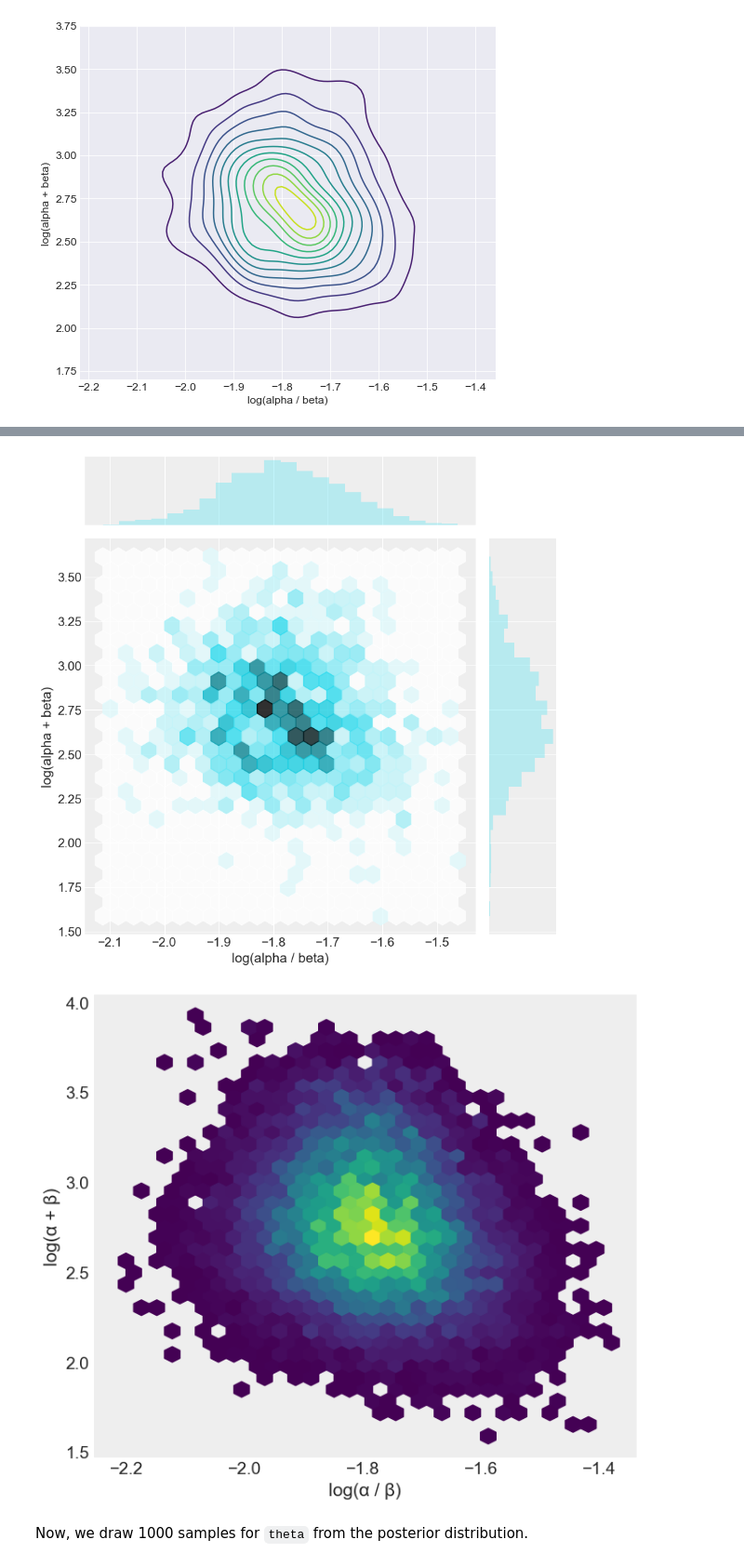
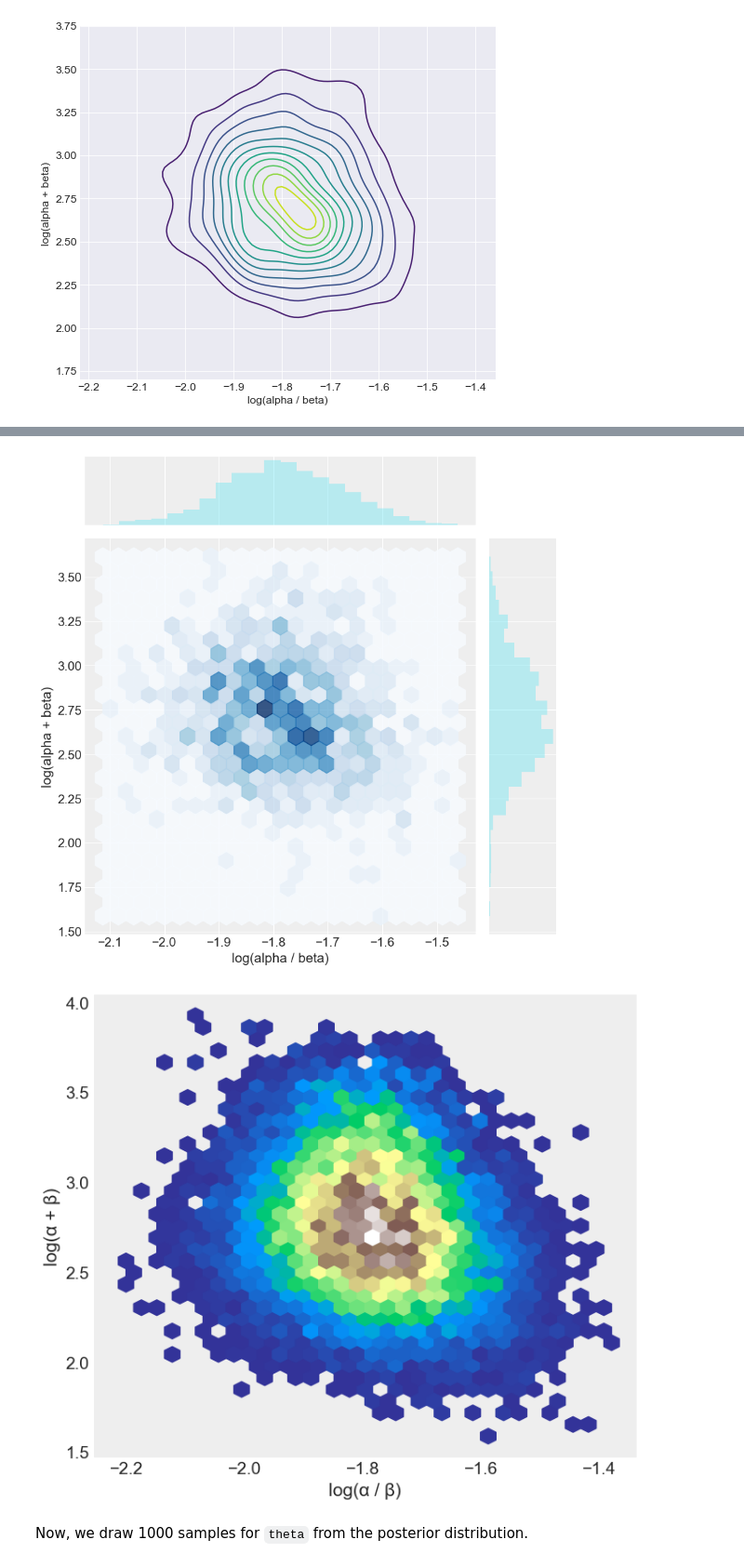
Before and after one commit to pymc-devs/pymc-resources, a Jupyter notebook: BDA3/chap_05.ipynb, the cells around one changed output, grey strips where cells are left out. Shown at 93% size. Cells and saved outputs as stored; diff of their text form; code cells hidden in the pictures.

Commit message:
Fix the colormap handling.

```diff
--- a/BDA3/chap_05.ipynb
+++ b/BDA3/chap_05.ipynb
@@ -202,13 +202,11 @@ ax.set_ylabel('log(alpha + beta)');
 [figure]
 # %%
 az.style.use("arviz-darkgrid")
-mpl.rcParams["image.cmap"] = 'viridis'
-fig, ax = plt.subplots(figsize=(8, 7))
+dfig, ax = plt.subplots(figsize=(8, 7))
 
 az.plot_kde(values2=idata_10.posterior['log(alpha + beta)'], values=idata_10.posterior['log(alpha / beta)'], ax=ax,
-            # backend_kwargs={'cmap':'viridis'}, -- this argument is ignored.
                 contour=True, fill_last=False,
-                contour_kwargs={'levels': 10,}) # Setting different levels here does not have any effect.
+                contour_kwargs={'levels': 10, 'colors': None, 'cmap': 'viridis'})
 
 # ax.set_xlim(1.5, 2.1)
 ax.grid()
@@ -220,19 +218,18 @@ _ = ax.set_ylabel('log(α + β)')
 # %%
 g = sns.jointplot(np.log(alpha_trunc /  beta_trunc), np.log(alpha_trunc + beta_trunc),
-             alpha=0.8, color='C5', kind='hex', height=8)
+             alpha=0.8, color='C5', kind='hex', height=8, cmap='Blues')
 g.set_axis_labels('log(alpha / beta)', 'log(alpha + beta)');
 # %% [output]
-[figure, old version]
+[figure, new version]
 # %%
 az.style.use("arviz-darkgrid")
 fig, ax = plt.subplots(figsize=(8, 7))
-mpl.rcParams["image.cmap"] = 'viridis'
 
-az.plot_pair(idata_10, var_names=['log(alpha / beta)', 'log(alpha + beta)'], colorbar=True, kind=['hexbin'], ax=ax)
+az.plot_pair(idata_10, var_names=['log(alpha / beta)', 'log(alpha + beta)'], colorbar=True, kind=['hexbin'], ax=ax, hexbin_kwargs={'cmap': 'viridis'})
 ax.set_xlabel('log(α / β)')
 ax.set_ylabel('log(α + β)');
 # %% [output]
-[figure, old version]
+[figure, new version]
 # %% [markdown]
 Now, we draw 1000 samples for `theta` from the posterior distribution.
 # %%
```
Also changed, not shown: parts of 1 cell of this notebook.
